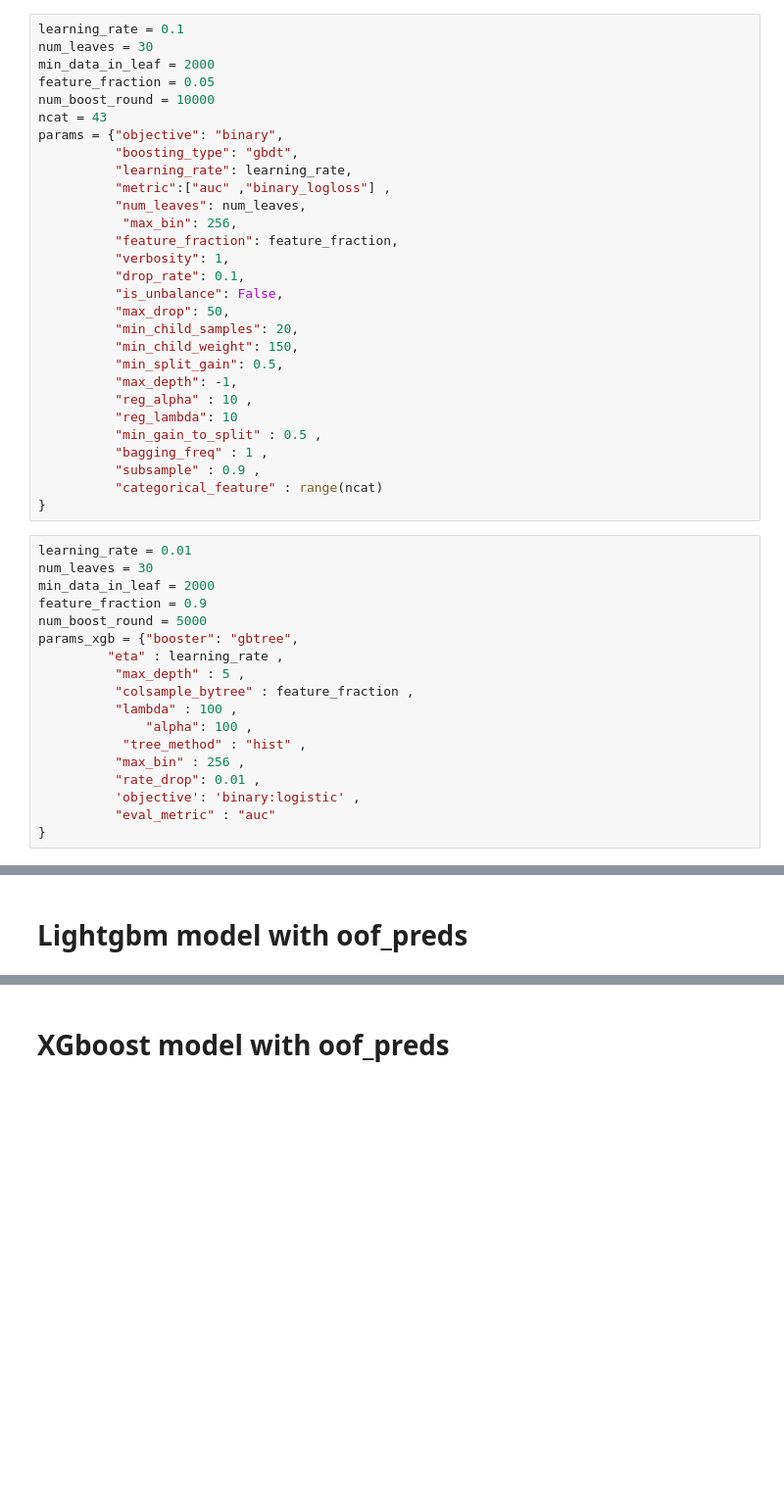
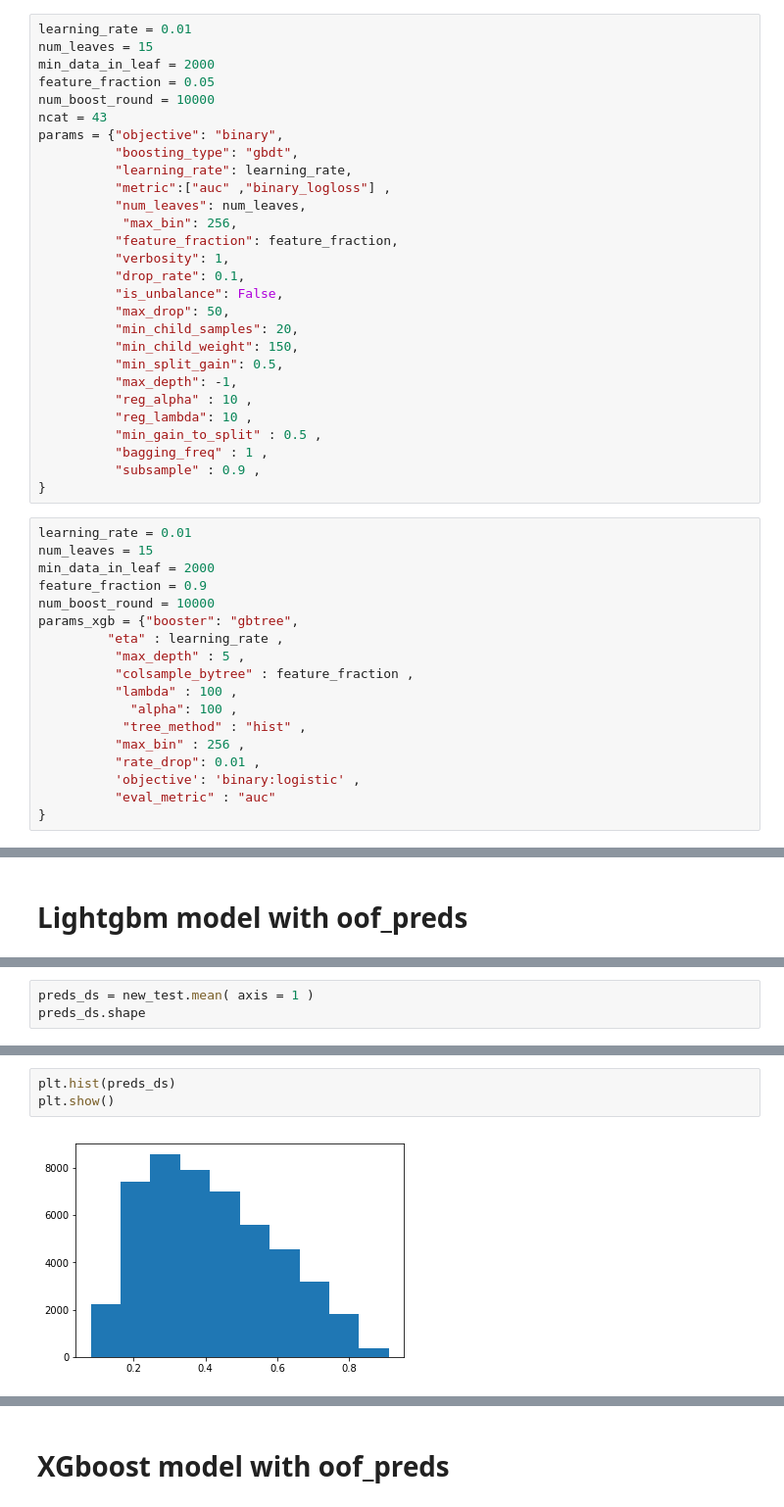
Before and after one commit to afhuertass/kaggle-homecredit, a Jupyter notebook: scripts/models_bkup.ipynb, the cells around one changed output, grey strips where cells are left out. Shown at 98% size. Cells and saved outputs as stored; diff of their text form; blank space fills up the shorter version.

```diff
--- a/scripts/models_bkup.ipynb
+++ b/scripts/models_bkup.ipynb
@@ -51,8 +86,8 @@ positive_ratio
 positive_data = None
 negative_data = None
 # %%
-learning_rate = 0.1
-num_leaves = 30
+learning_rate = 0.01
+num_leaves = 15
 min_data_in_leaf = 2000
 feature_fraction = 0.05
 num_boost_round = 10000
@@ -73,24 +108,23 @@ params = {"objective": "binary",
           "min_split_gain": 0.5,
           "max_depth": -1,
           "reg_alpha" : 10 ,
-          "reg_lambda": 10
+          "reg_lambda": 10 ,
           "min_gain_to_split" : 0.5 ,
           "bagging_freq" : 1 ,
           "subsample" : 0.9 ,
-          "categorical_feature" : range(ncat)
 }
 # %%
 learning_rate = 0.01
-num_leaves = 30
+num_leaves = 15
 min_data_in_leaf = 2000
 feature_fraction = 0.9
-num_boost_round = 5000
+num_boost_round = 10000
 params_xgb = {"booster": "gbtree",
          "eta" : learning_rate ,
           "max_depth" : 5 ,
           "colsample_bytree" : feature_fraction ,
           "lambda" : 100 ,
-              "alpha": 100 ,
+            "alpha": 100 ,
            "tree_method" : "hist" ,
           "max_bin" : 256 ,
           "rate_drop": 0.01 ,
@@ -402,0 +443,3 @@ plt.show()
+# %%
+preds_ds = new_test.mean( axis = 1 )
+preds_ds.shape
@@ -402,0 +448,5 @@ plt.show()
+# %%
+plt.hist(preds_ds)
+plt.show()
+# %% [output]
+[figure, added]
```
Also changed, not shown: parts of 33 cells of this notebook, 11 other files.
